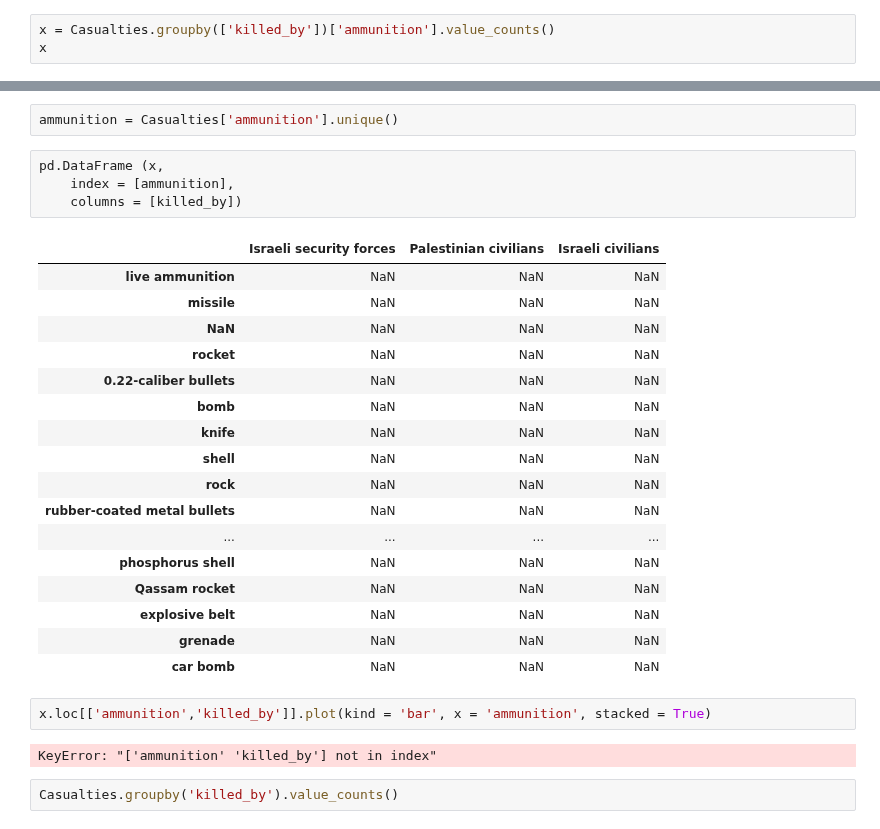
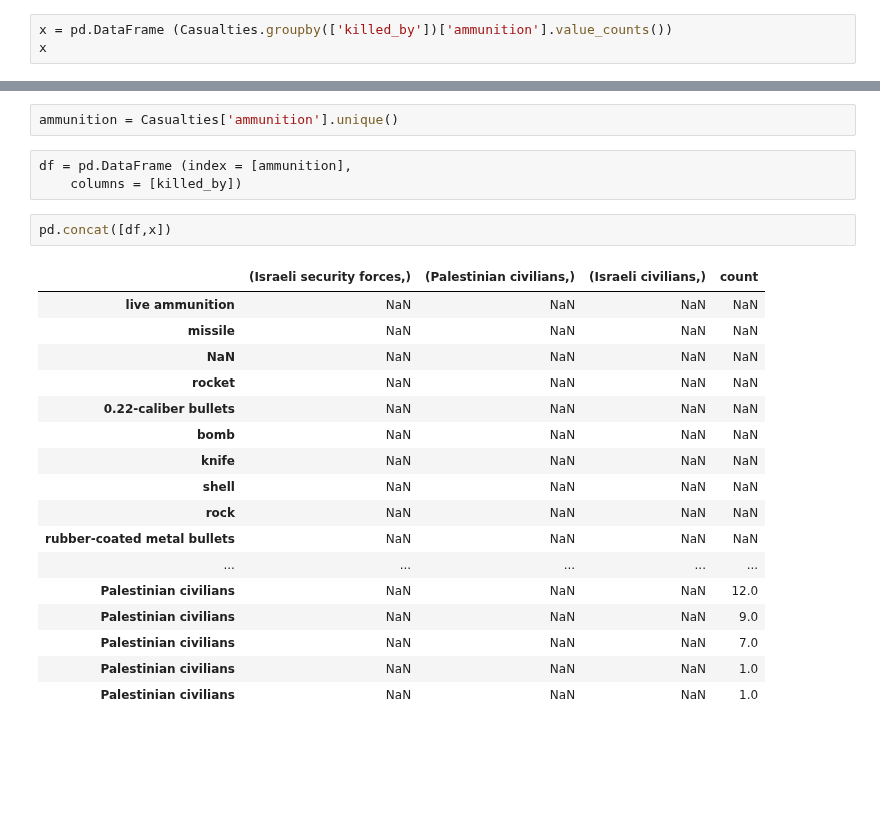
Before and after one commit to PeleKempf/Probable-Garbanzo, a Jupyter notebook: Workin.ipynb, the cells around one changed output, grey strips where cells are left out. Cells and saved outputs as stored; diff of their text form; blank space fills up the shorter version.

```diff
--- a/Workin.ipynb
+++ b/Workin.ipynb
@@ -69,6 +69,6 @@ Casualties['ammunition'].count()
 # %% [output]
 5871
 # %%
-x = Casualties.groupby(['killed_by'])['ammunition'].value_counts()
+x = pd.DataFrame (Casualties.groupby(['killed_by'])['ammunition'].value_counts())
 x
 # %% [output]
@@ -94,30 +95,25 @@ killed_by = Casualties['killed_by'].unique()
 # %%
 ammunition = Casualties['ammunition'].unique()
 # %%
-pd.DataFrame (x,
-    index = [ammunition],
+df = pd.DataFrame (index = [ammunition],
     columns = [killed_by])
-# %% [output]
-|  | Israeli security forces | Palestinian civilians | Israeli civilians |
-| live ammunition | NaN | NaN | NaN |
-| missile | NaN | NaN | NaN |
-| NaN | NaN | NaN | NaN |
-| rocket | NaN | NaN | NaN |
-| 0.22-caliber bullets | NaN | NaN | NaN |
-| bomb | NaN | NaN | NaN |
-| knife | NaN | NaN | NaN |
-| shell | NaN | NaN | NaN |
-| rock | NaN | NaN | NaN |
-| rubber-coated metal bullets | NaN | NaN | NaN |
-| ... | ... | ... | ... |
-| phosphorus shell | NaN | NaN | NaN |
-| Qassam rocket | NaN | NaN | NaN |
-| explosive belt | NaN | NaN | NaN |
-| grenade | NaN | NaN | NaN |
-| car bomb | NaN | NaN | NaN |
-# %%
-x.loc[['ammunition','killed_by']].plot(kind = 'bar', x = 'ammunition', stacked = True)
-# %% [output]
-KeyError: "['ammunition' 'killed_by'] not in index"
-# %%
-Casualties.groupby('killed_by').value_counts()
+# %%
+pd.concat([df,x])
+# %% [output]
+|  | (Israeli security forces,) | (Palestinian civilians,) | (Israeli civilians,) | count |
+| live ammunition | NaN | NaN | NaN | NaN |
+| missile | NaN | NaN | NaN | NaN |
+| NaN | NaN | NaN | NaN | NaN |
+| rocket | NaN | NaN | NaN | NaN |
+| 0.22-caliber bullets | NaN | NaN | NaN | NaN |
+| bomb | NaN | NaN | NaN | NaN |
+| knife | NaN | NaN | NaN | NaN |
+| shell | NaN | NaN | NaN | NaN |
+| rock | NaN | NaN | NaN | NaN |
+| rubber-coated metal bullets | NaN | NaN | NaN | NaN |
+| ... | ... | ... | ... | ... |
+| Palestinian civilians | NaN | NaN | NaN | 12.0 |
+| Palestinian civilians | NaN | NaN | NaN | 9.0 |
+| Palestinian civilians | NaN | NaN | NaN | 7.0 |
+| Palestinian civilians | NaN | NaN | NaN | 1.0 |
+| Palestinian civilians | NaN | NaN | NaN | 1.0 |
```
Also changed, not shown: parts of 1 cell of this notebook.
